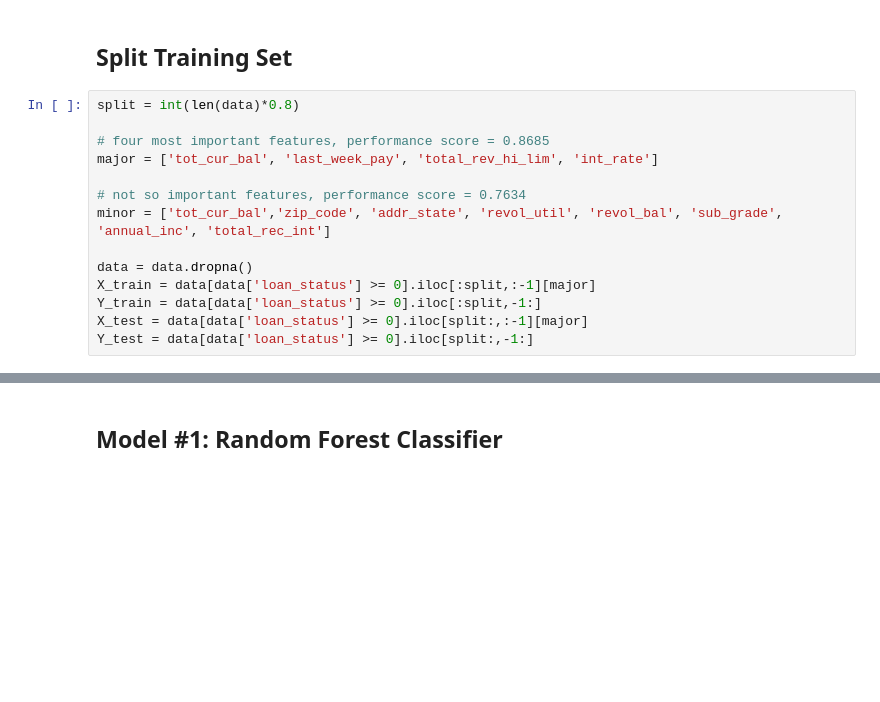
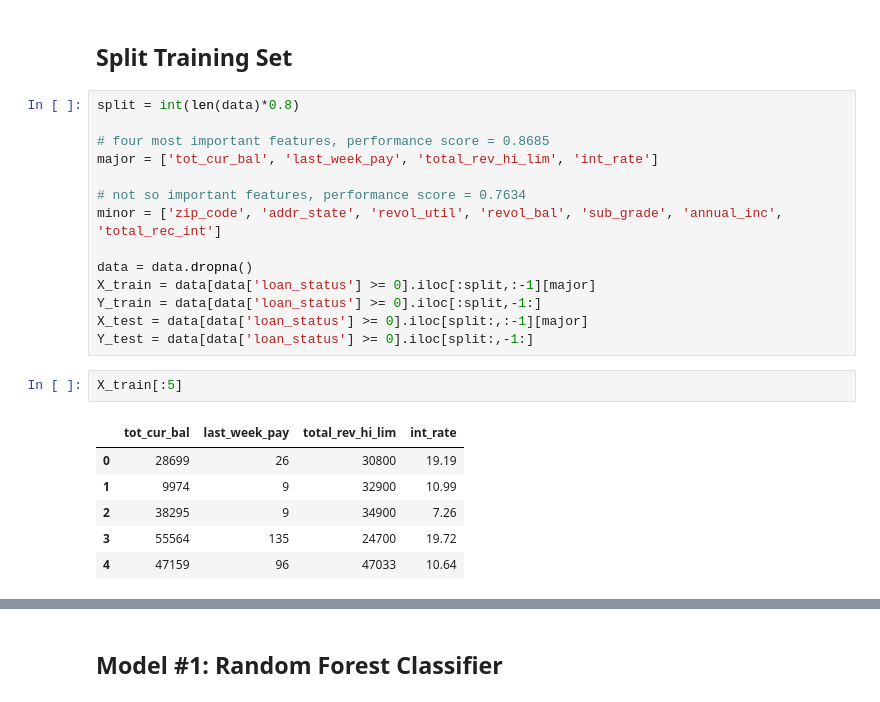
Before and after one commit to Lplenka/DS_NN, a Jupyter notebook: MLchallenge1@hackerearth/Bank-Indessa/1. First Dive with Random Forest.ipynb, the cells around one changed output, grey strips where cells are left out. Drawn from its saved outputs; the diff is of its cells as text; blank space fills up the shorter version.

```diff
--- a/MLchallenge1@hackerearth/Bank-Indessa/1. First Dive with Random Forest.ipynb
+++ b/MLchallenge1@hackerearth/Bank-Indessa/1. First Dive with Random Forest.ipynb
@@ -277,10 +277,19 @@ split = int(len(data)*0.8)
 major = ['tot_cur_bal', 'last_week_pay', 'total_rev_hi_lim', 'int_rate']
 
 # not so important features, performance score = 0.7634
-minor = ['tot_cur_bal','zip_code', 'addr_state', 'revol_util', 'revol_bal', 'sub_grade', 'annual_inc', 'total_rec_int']
+minor = ['zip_code', 'addr_state', 'revol_util', 'revol_bal', 'sub_grade', 'annual_inc', 'total_rec_int']
 
 data = data.dropna()
 X_train = data[data['loan_status'] >= 0].iloc[:split,:-1][major]
 Y_train = data[data['loan_status'] >= 0].iloc[:split,-1:]
 X_test = data[data['loan_status'] >= 0].iloc[split:,:-1][major]
 Y_test = data[data['loan_status'] >= 0].iloc[split:,-1:]
+# %%
+X_train[:5]
+# %% [output]
+|  | tot_cur_bal | last_week_pay | total_rev_hi_lim | int_rate |
+| 0 | 28699 | 26 | 30800 | 19.19 |
+| 1 | 9974 | 9 | 32900 | 10.99 |
+| 2 | 38295 | 9 | 34900 | 7.26 |
+| 3 | 55564 | 135 | 24700 | 19.72 |
+| 4 | 47159 | 96 | 47033 | 10.64 |
```
Also changed, not shown: parts of 5 cells of this notebook.
